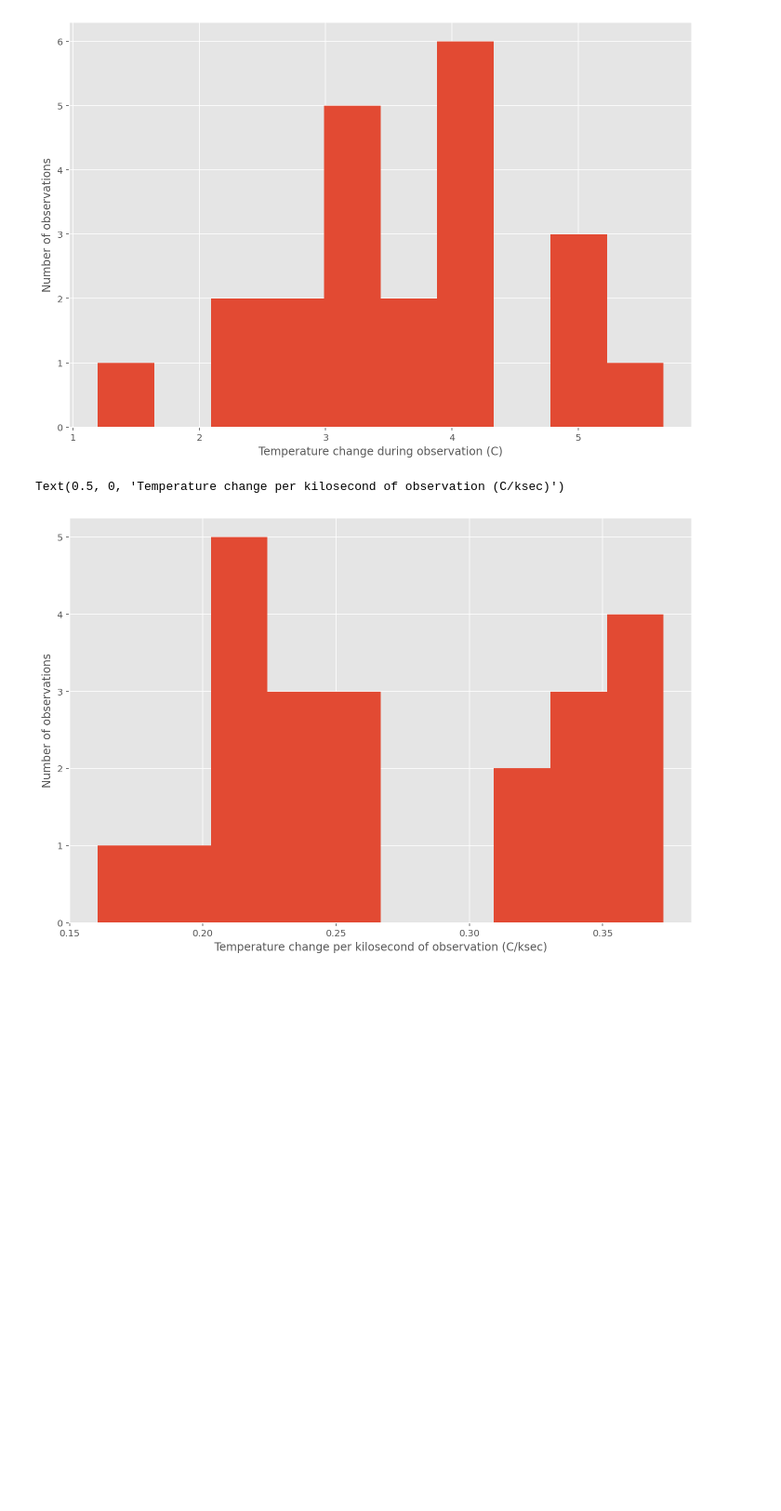
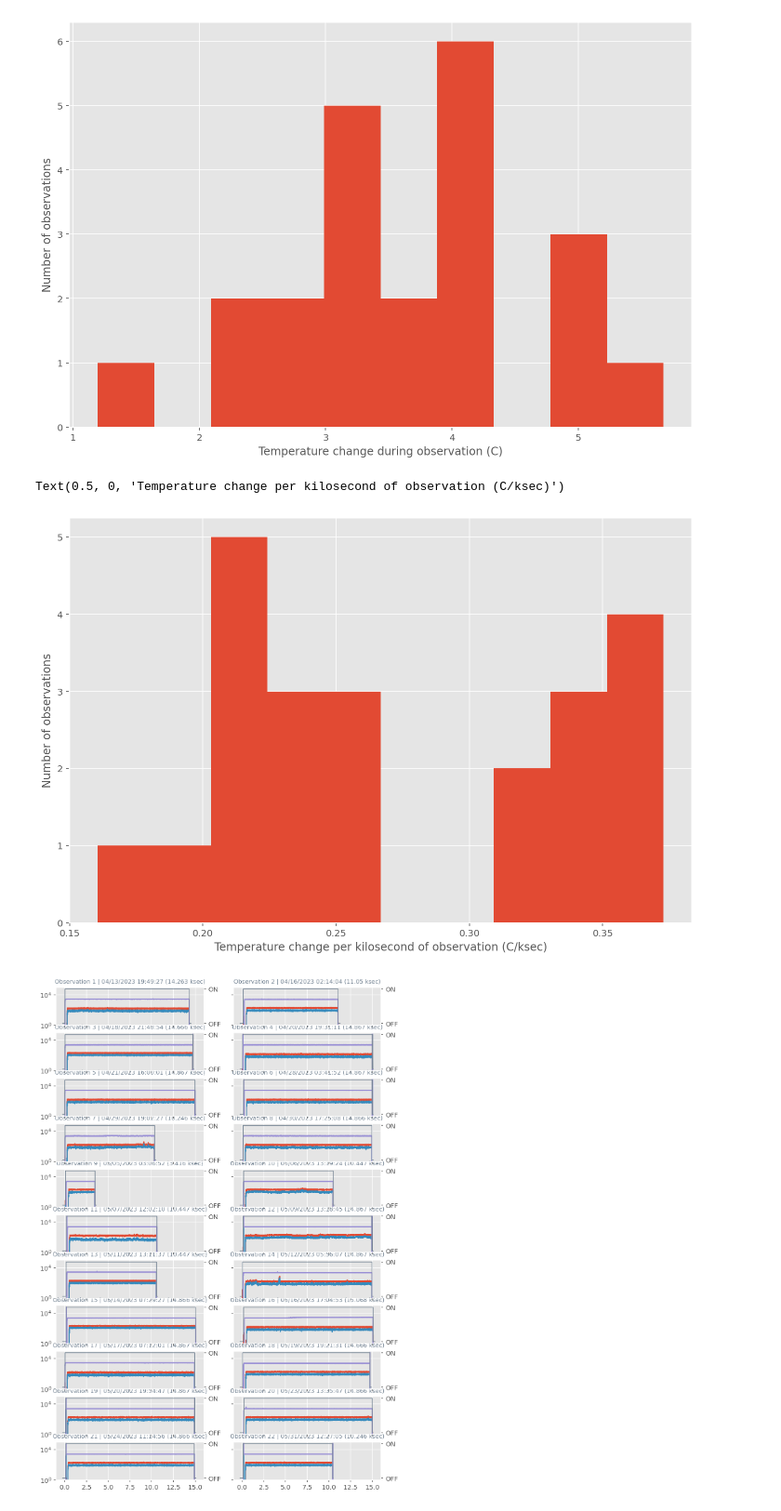
Before and after one commit to hrcops/hrcsentinel, a Jupyter notebook: hrcsentinel/plot_latest_hrcobservations.ipynb, the cells around one changed output. Shown at 93% size. Drawn from its saved outputs; the diff is of its cells as text; code cells hidden in the pictures; blank space fills up the shorter version.

```diff
--- a/hrcsentinel/plot_latest_hrcobservations.ipynb
+++ b/hrcsentinel/plot_latest_hrcobservations.ipynb
@@ -272,3 +270,50 @@ ax.set_xlabel('Temperature change per kilosecond of observation (C/ksec)')
 # %% [output]
 Text(0.5, 0, 'Temperature change per kilosecond of observation (C/ksec)')
 [figure]
+# %%
+# msidlist = ['2CEAHVPT', '2FHTRMZT', '2CHTRPZT']
+msidlist = ['2TLEV1RT', '2VLEV1RT', '2SHEV1RT']
+fig, axs = plt.subplots(nrows=11, ncols=2, sharex=True, sharey=True, figsize=(9, 14))
+# plt.subplots_adjust(wspace=1.2, hspace=1.2)
+
+for i, ax in enumerate(axs.flat):
+
+    interval = start_stop_times[i]
+
+    tstart = np.round(interval[0],0)
+    tstop = np.round(interval[1],0)
+
+    telem_padding = 240 # seconds before and after the power-off
+
+    duration_in_ksec = (tstop - tstart) / 1000
+
+    power_states = fetch.MSIDset(state_msids, start=tstart - telem_padding, stop=tstop + telem_padding,  filter_bad=False)
+    telem = fetch.MSIDset(msidlist, start=tstart - telem_padding, stop=tstop + telem_padding,  filter_bad=False)
+
+    for msid in msidlist:
+        ax.plot((telem[msid].times - tstart) / 1000, telem[msid].vals, label=msid)
+    # ax.plot((telem['2CEAHVPT'].times - tstart) / 1000, telem['2CEAHVPT'].vals, label='2CEAHVPT')
+    # ax.plot((telem['2FHTRMZT'].times - tstart) / 1000, telem['2FHTRMZT'].vals, label='2FHTRMZT')
+    # ax.plot((telem['2CHTRPZT'].times - tstart) / 1000, telem['2CHTRPZT'].vals, label='2CHTRPZT')
+
+    # ax.axhline(10, color='slategray')
+    # ax.axhline(12)
+
+    ax2 = ax.twinx()
+    ax2.plot((power_states['215PCAST'].times - tstart) / 1000, power_states['215PCAST'].vals, label='215PCAST', color='slategray', linestyle='-', linewidth=1, alpha=1)
+    ax2.grid(False)
+
+    ax.set_yscale('log')
+
+    # ax.legend()
+
+    ax.set_ylim(1, 100000)
+    ax.set_xlim(-1, 16)
+
+    # ax.set_ylabel('Temperature (C)')
+    # ax.set_xlabel('Observation duration (ksec)')
+    ax.set_title(f'Observation {i+1} | {cxc2dt(tstart).strftime("%m/%d/%Y %H:%M:%S")} ({duration_in_ksec} ksec)', fontsize=9, color= 'slategray')
+
+plt.savefig('/Users/grant/Desktop/bigplot.pdf', dpi=300, bbox_inches='tight')
+# %% [output]
+[figure, added]
```
Also changed, not shown: parts of 4 cells of this notebook, 8 other files.
